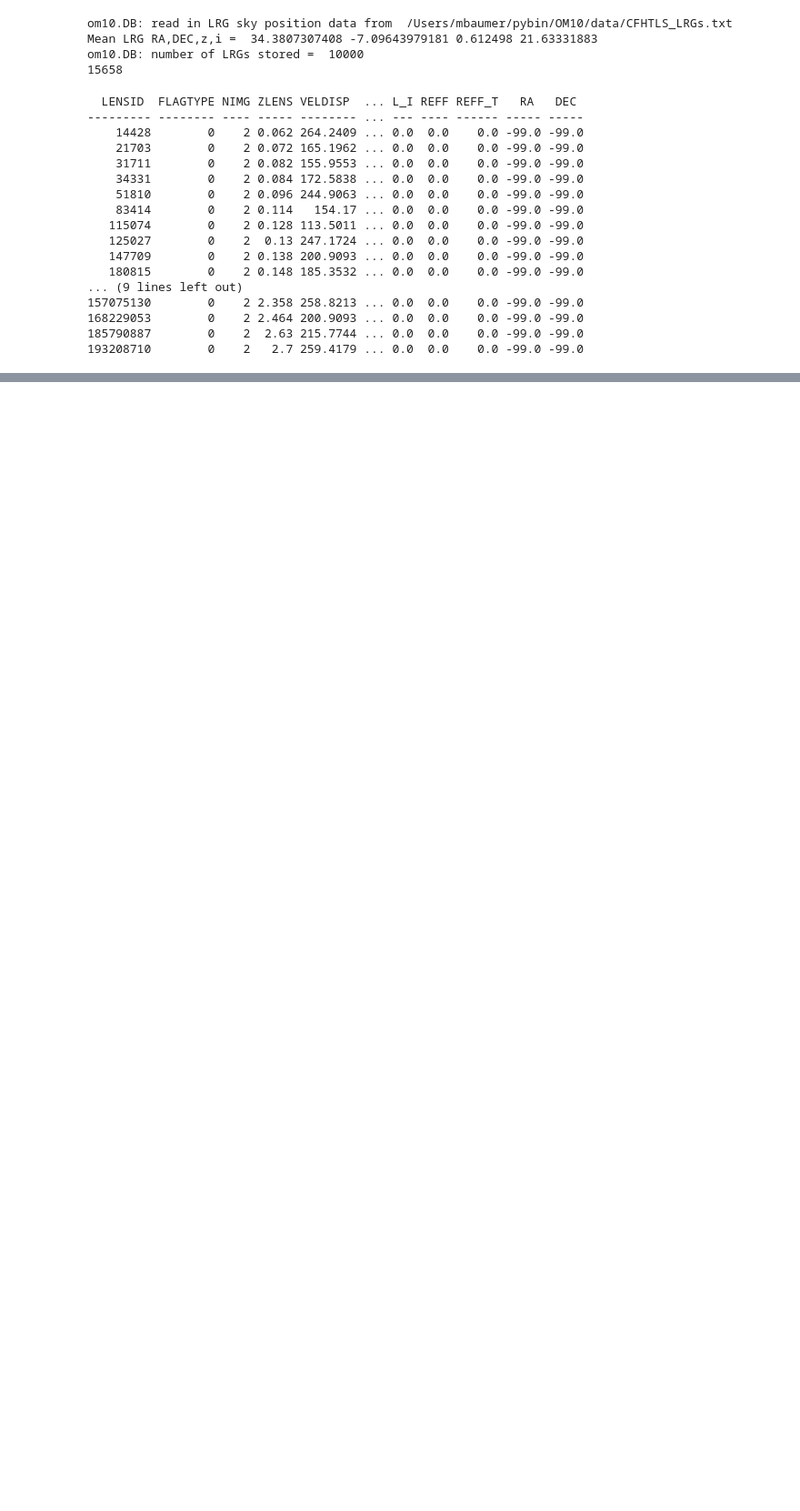
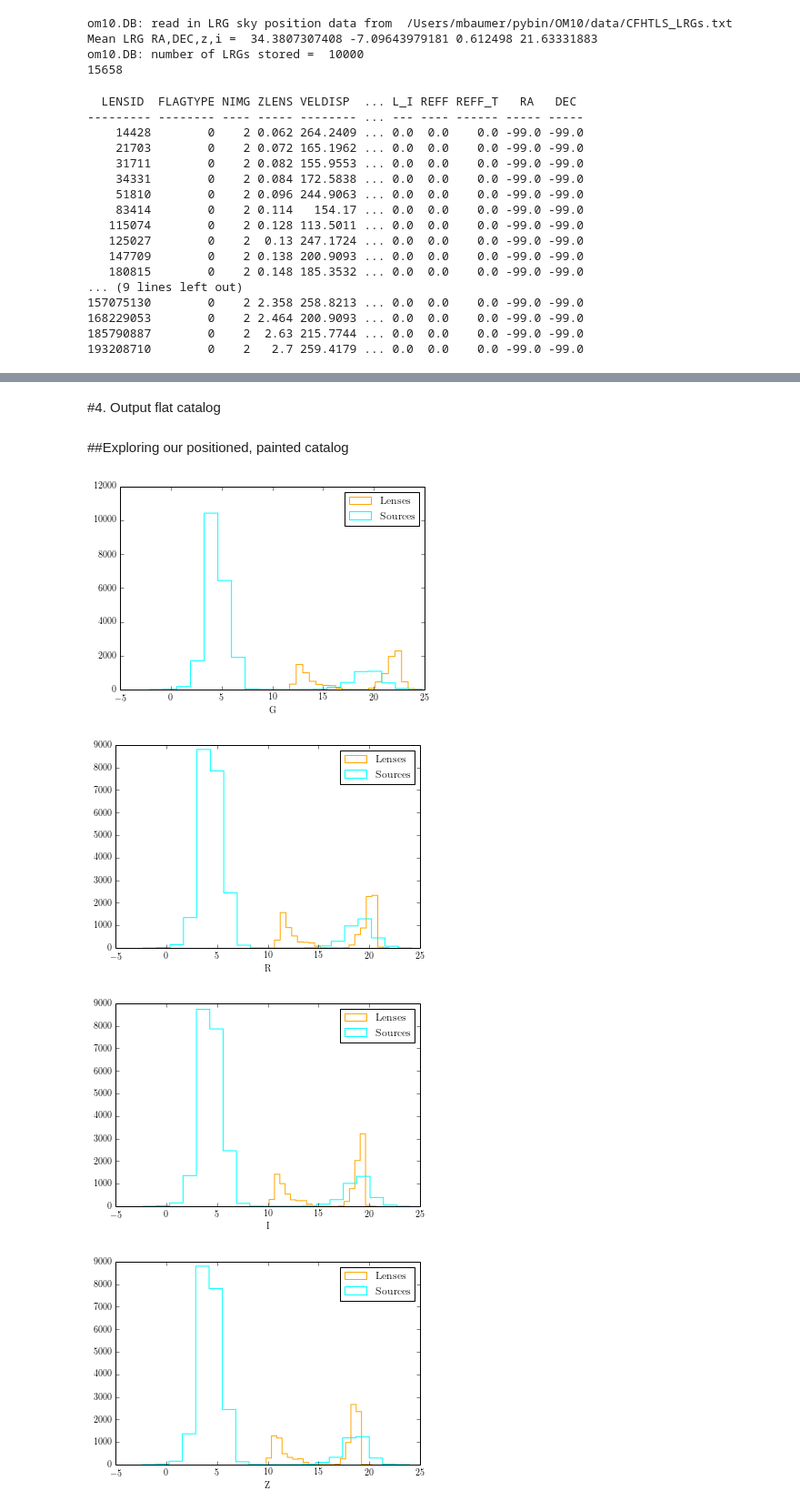
Before and after one commit to drphilmarshall/OM10, a Jupyter notebook: notebooks/ColoredCatalogs.ipynb, the cells around one changed output, grey strips where cells are left out. Shown at 91% size. Saved outputs shown, nothing was run; the diff lists cells and outputs as text; code cells hidden in the pictures; blank space fills up the shorter version.

Commit message:
can now make sim input cats!

```diff
--- a/notebooks/ColoredCatalogs.ipynb
+++ b/notebooks/ColoredCatalogs.ipynb
@@ -58,0 +96,9 @@ db.paint()
+# %%
+#pre-load painted, positioned catalog for this NB
+db = om10.DB(catalog=os.path.expandvars("$OM10_DIR/notebooks/painted_positioned_catalog.fits"))
+# %% [markdown]
+#4. Output flat catalog
+# %%
+out_cat = db.make_sim_input_catalog()
+# %%
+positioned_cat = out_cat[out_cat['RA'] > 0] #let's only take galaxies that were matched to a location
@@ -58,0 +107,14 @@ db.paint()
+# %% [markdown]
+##Exploring our positioned, painted catalog
+# %%
+for var in ['G','R','I','Z']:
+    plt.figure()
+    plt.hist(positioned_cat[var][positioned_cat['XIMG'] == 0],bins=20,histtype='step',color='Orange',label='Lenses')
+    plt.hist(positioned_cat[var][positioned_cat['XIMG'] != 0],bins=20,histtype='step',color='Cyan',label='Sources')
+    plt.legend()
+    plt.xlabel(var)
+# %% [output]
+[figure, added]
+[figure, added]
+[figure, added]
+[figure, added]
```
Also changed, not shown: parts of 10 cells of this notebook, 1 other file.
